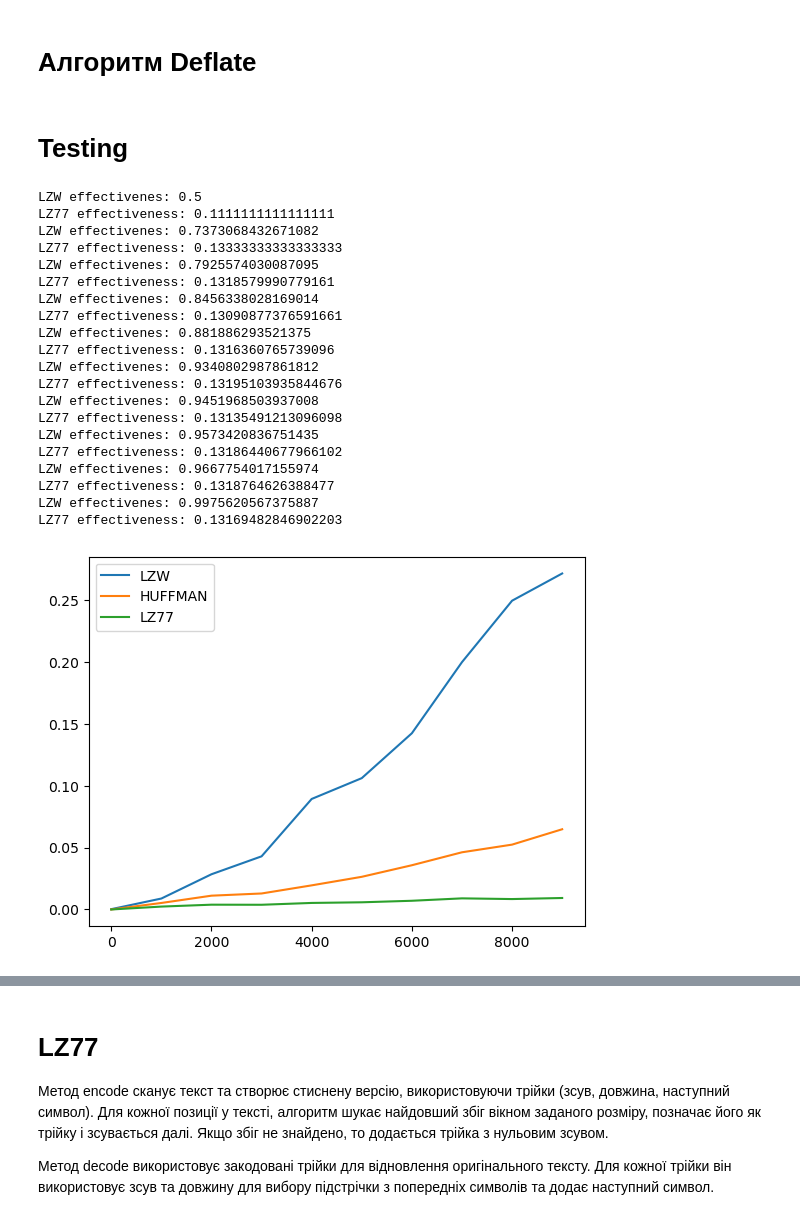
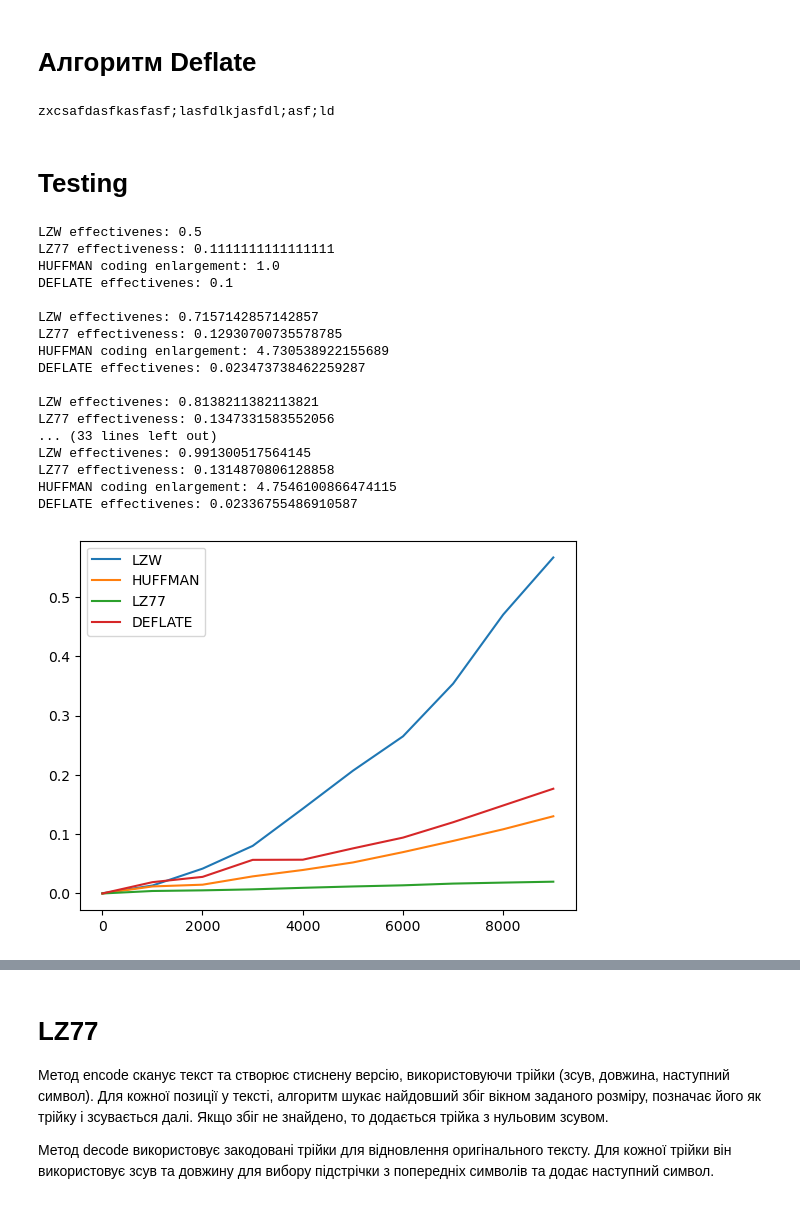
Before and after one commit to BlueSkyAndSomeCurses/sem_2_disc_lab_2, a Jupyter notebook: Lab2Template.ipynb, the cells around one changed output, grey strips where cells are left out. Saved outputs shown, nothing was run; the diff lists cells and outputs as text; code cells hidden in the pictures.

Commit message:
deflate is ready

```diff
--- a/Lab2Template.ipynb
+++ b/Lab2Template.ipynb
@@ -199,27 +199,26 @@ class Deflate:
 
     def encode(self, text: str) -> str:
 
-        tree = Huffman().build_tree(text)
-        codes = Huffman().calculate_codes(tree)
-        enccoded = LZ77(self.buffer_size).encode(Huffman().encode(text))
 
-        return enccoded,codes
+        huff_encoded, codes_dict = Huffman().encode(text)
+        enccoded = LZ77(self.buffer_size).encode(huff_encoded)
 
+        return enccoded,codes_dict
 
-        # return LZ77(self.buffer_size).encode(enccoded), codes
 
     def decode(self, code: list, codes: dict) -> str:
 
-        print(codes)
         return Huffman().decode(LZ77(self.buffer_size).decode(code),codes)
 
 
-text = "zxc"
+text = "zxcsafdasfkasfasf;lasfdlkjasfdl;asf;ld"
 deflate = Deflate(5)
 
-# encoded_text, codes_dict=deflate.encode(text)
-# decoded = deflate.decode(encoded_text, codes_dict)
-# print(decoded)
+encoded_text, codes_dict=deflate.encode(text)
+decoded = deflate.decode(encoded_text, codes_dict)
+print(decoded)
+# %% [output]
+zxcsafdasfkasfasf;lasfdlkjasfdl;asf;ld
 # %% [markdown]
 # Testing
 # %%
@@ -227,6 +226,7 @@ X = [i for i in lengths]
 Y_LZW = []
 Y_HUFFMAN = []
 Y_LZ77 = []
+Y_DEFLATE = []
 
 for i in lengths:
 
@@ -241,51 +241,63 @@ for i in lengths:
 
     start = time()
     lz777 = LZ77(5)
     encoded = lz777.encode(to_code)
     decoded = lz777.decode(encoded)
     Y_LZ77.append(time()-start)
     assert decoded == to_code
 
     print("LZ77 effectiveness:", i / (9*len(encoded)))
 
     start = time()
     huff = Huffman()
     encoded, coding_dict = huff.encode(to_code)
     decoded = huff.decode(encoded,coding_dict)
     Y_HUFFMAN.append(time()-start)
     assert to_code == decoded
 
+    print("HUFFMAN coding enlargement:", len(encoded) / i)
+
+
+    start = time()
+    deflate = Deflate(5)
+    encoded_text, codes_dict=deflate.encode(to_code)
+    decoded = deflate.decode(encoded_text, codes_dict)
+    Y_DEFLATE.append(time()-start)
+    assert to_code == decoded
+    print("DEFLATE effectivenes:", i / (len(encoded) * 9 + len(codes_dict)))
+
+
+    print()
+
 
 
 plt.plot(X, Y_LZW, label = "LZW")
 plt.plot(X, Y_HUFFMAN, label = "HUFFMAN")
 plt.plot(X, Y_LZ77, label = "LZ77")
+plt.plot(X, Y_DEFLATE, label = "DEFLATE")
 plt.xlabel = "length of string"
 plt.ylabel = "time perfomance"
 
 plt.legend()
 plt.show()
 # %% [output]
 LZW effectivenes: 0.5
 LZ77 effectiveness: 0.1111111111111111
-LZW effectivenes: 0.7373068432671082
-LZ77 effectiveness: 0.13333333333333333
-LZW effectivenes: 0.7925574030087095
-LZ77 effectiveness: 0.1318579990779161
-LZW effectivenes: 0.8456338028169014
-LZ77 effectiveness: 0.13090877376591661
-LZW effectivenes: 0.881886293521375
-LZ77 effectiveness: 0.1316360765739096
-LZW effectivenes: 0.9340802987861812
-LZ77 effectiveness: 0.13195103935844676
-LZW effectivenes: 0.9451968503937008
-LZ77 effectiveness: 0.13135491213096098
-LZW effectivenes: 0.9573420836751435
-LZ77 effectiveness: 0.13186440677966102
-LZW effectivenes: 0.9667754017155974
-LZ77 effectiveness: 0.1318764626388477
-LZW effectivenes: 0.9975620567375887
-LZ77 effectiveness: 0.13169482846902203
+HUFFMAN coding enlargement: 1.0
+DEFLATE effectivenes: 0.1
+
+LZW effectivenes: 0.7157142857142857
+LZ77 effectiveness: 0.12930700735578785
+HUFFMAN coding enlargement: 4.730538922155689
+DEFLATE effectivenes: 0.023473738462259287
+
+LZW effectivenes: 0.8138211382113821
+LZ77 effectiveness: 0.1347331583552056
+... (33 lines left out)
+LZW effectivenes: 0.991300517564145
+LZ77 effectiveness: 0.1314870806128858
+HUFFMAN coding enlargement: 4.7546100866474115
+DEFLATE effectivenes: 0.02336755486910587
-[figure, old version]
+[figure, new version]
 # %% [markdown]
 ### LZW
```
Also changed, not shown: parts of 2 cells of this notebook.
